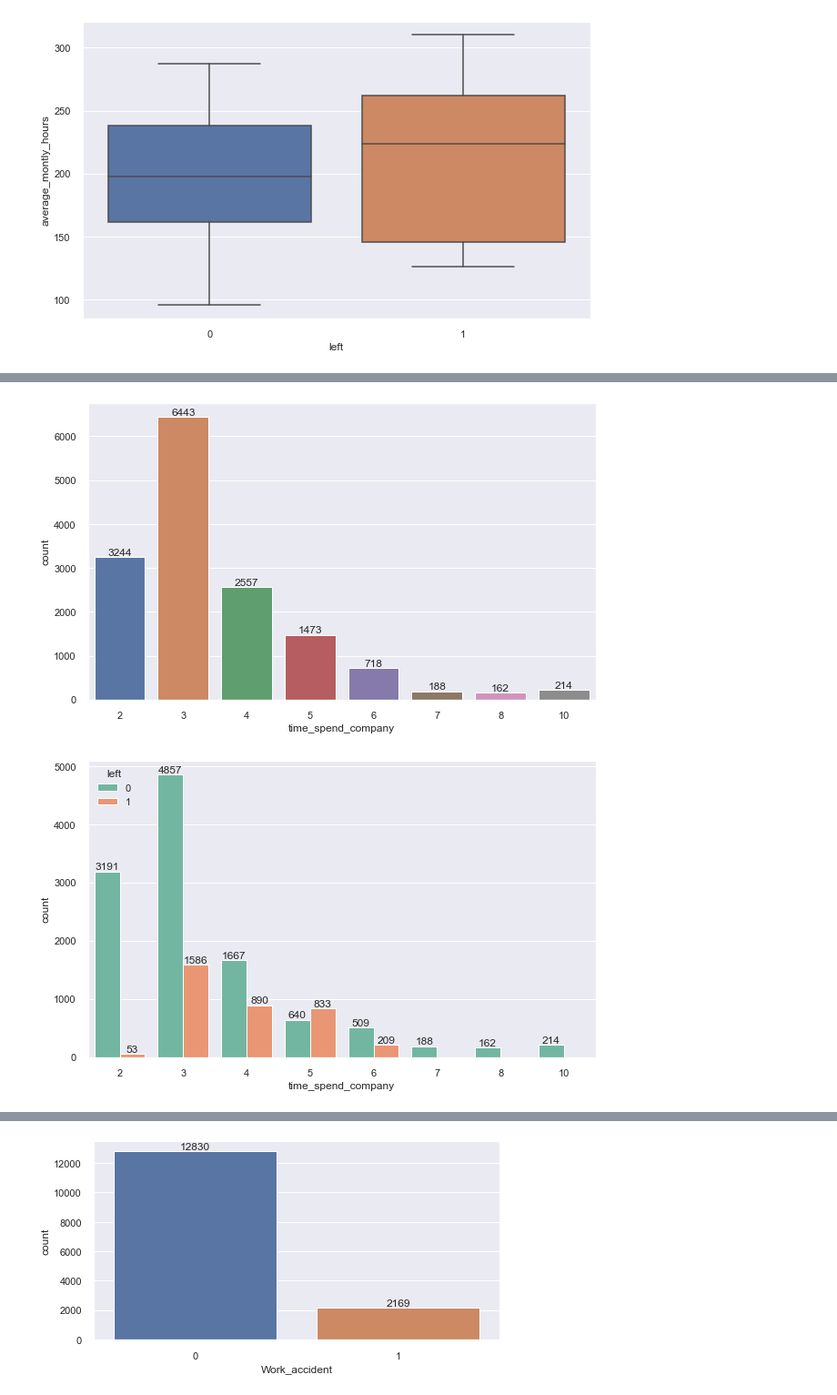
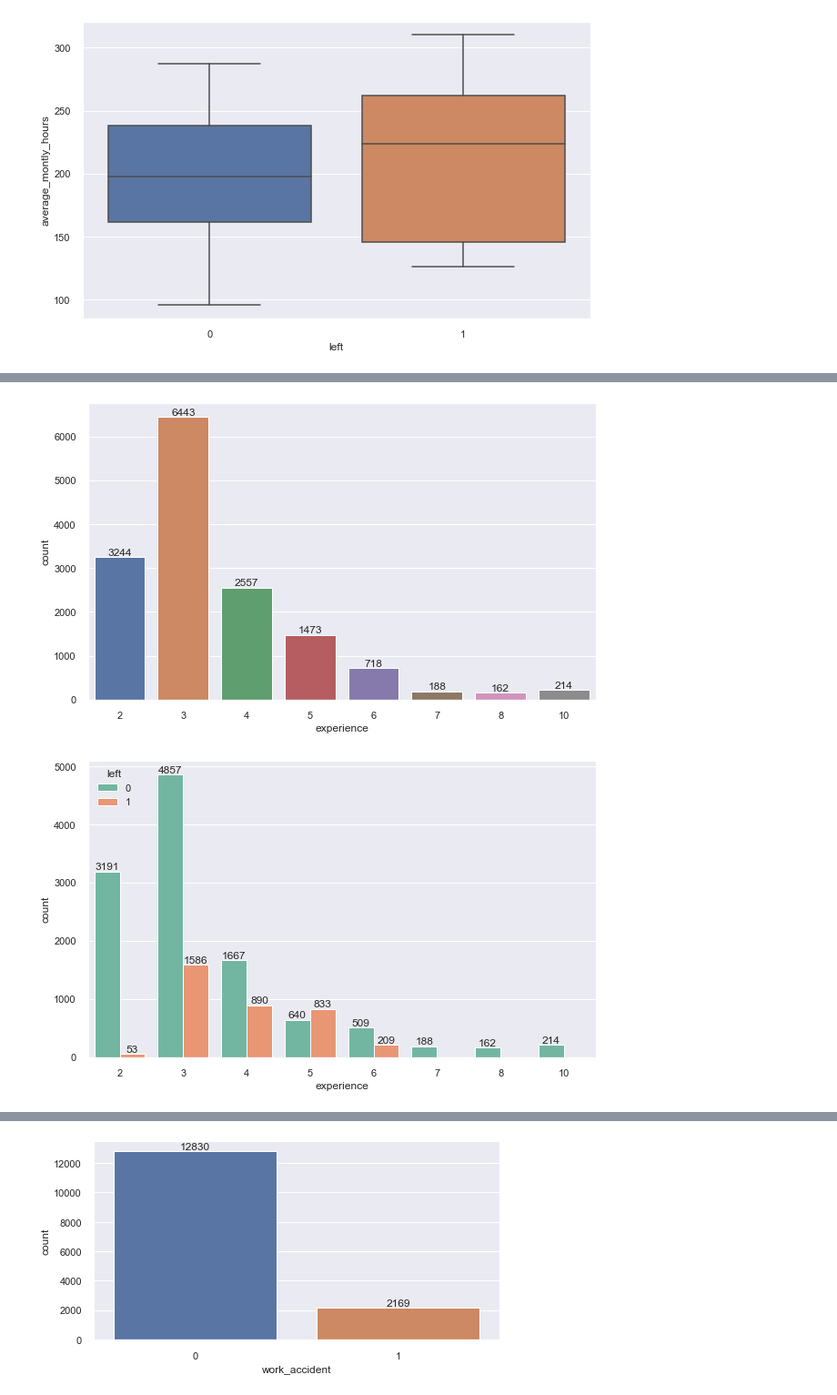
Before and after one commit to habip-bingol/Projects, a Jupyter notebook: ML_Projects/Capstone Projects/Churn_Prediction/Churn_Prediction.ipynb, the cells around one changed output, grey strips where cells are left out. Shown at 91% size. Saved outputs shown, nothing was run; the diff lists cells and outputs as text; code cells hidden in the pictures.

```diff
--- a/ML_Projects/Capstone Projects/Churn_Prediction/Churn_Prediction.ipynb
+++ b/ML_Projects/Capstone Projects/Churn_Prediction/Churn_Prediction.ipynb
@@ -324,0 +332,5 @@ Name: salary, dtype: int64
+# %%
+import skimpy
+from skimpy import clean_columns
+
+df = clean_columns(df)
@@ -324,0 +339,4 @@ Name: salary, dtype: int64
+# %%
+df.rename(columns={ "satisfaction_level":"satisfaction",
+                    "time_spend_company":"experience",
+                    "departments":"department"}, inplace=True)
@@ -401,0 +464,6 @@ Index(['satisfaction_level', 'last_evaluation', 'number_project',
+# %%
+fig = plt.figure(figsize=(15,30))
+for i, col in enumerate(df.iloc[:,:-3]):
+        plt.subplot(10,2,i+1)
+        sns.boxplot(x= "left", y=col, data=df)
+plt.tight_layout();
@@ -614,6 +696,6 @@ ax.bar_label(ax.containers[0]);
 # %%
 # we can conclude from this dataframe that after the 4 project employee's satisfaction level is decreasing
-df1= df.groupby("number_project").agg({"left":["count", "sum"], "satisfaction_level":"mean"})
+df1= df.groupby("number_project").agg({"left":["count", "sum"], "satisfaction":"mean"})
 df1.rename(columns={"left":"Employees", "count":"total_employee", "sum":"left_employee", "mean":"average"}, inplace=True)
 df1
 # %% [output]
@@ -743,13 +833,13 @@ Name: time_spend_company, dtype: int64
 # %%
-ax = sns.countplot("time_spend_company",data=df)
+ax = sns.countplot("experience",data=df)
 ax.bar_label(ax.containers[0]);
 # %% [output]
-[figure, old version]
+[figure, new version]
 # %%
-ax = sns.countplot(df.time_spend_company, hue="left", palette="Set2", data=df)
+ax = sns.countplot(df.experience, hue="left", palette="Set2", data=df)
 for i in ax.containers:
     ax.bar_label(i);
 # %% [output]
-[figure, old version]
+[figure, new version]
 # %%
 # sum of the people who has work accident per each working years
```
Also changed, not shown: parts of 146 cells of this notebook.
